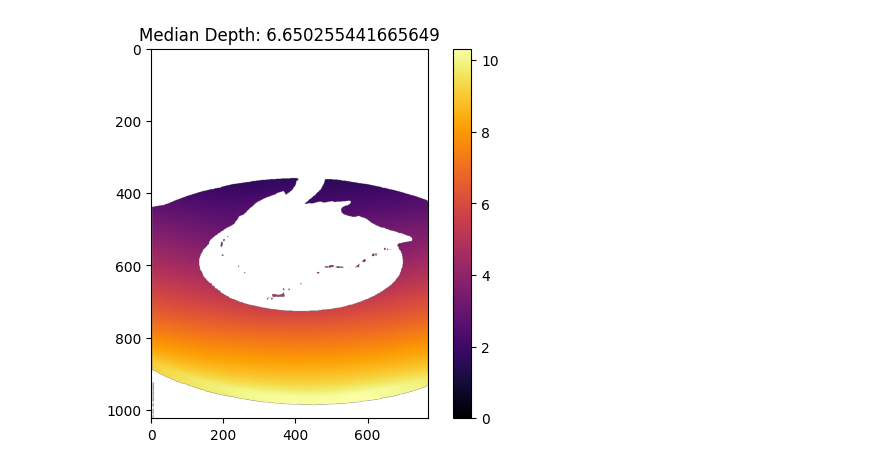
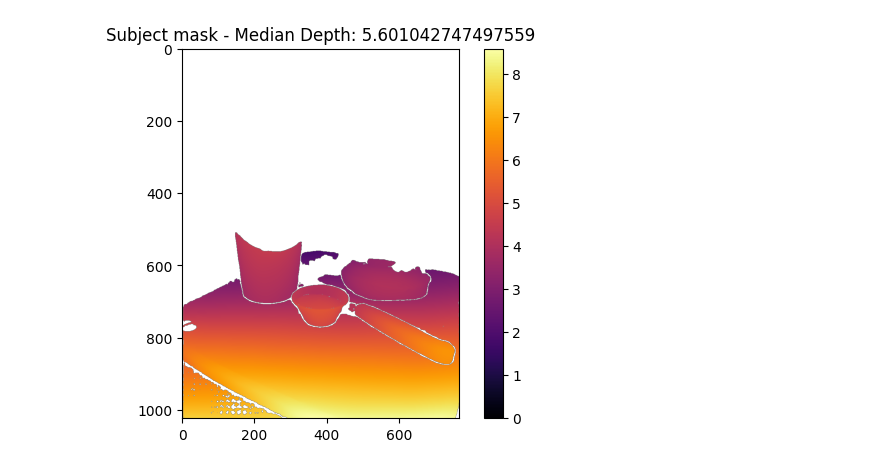
Before and after one commit to JimGalvan/FoodPhotoEnhancer, a Jupyter notebook: pipeline.ipynb, the cells around one changed output. Drawn from its saved outputs; the diff is of its cells as text; code cells hidden in the pictures.

```diff
--- a/pipeline.ipynb
+++ b/pipeline.ipynb
@@ -11,10 +15,15 @@ from dino_detector import DinoDetector
 from clip_classifier import ClipClassifier
 from core.models import RegionPrompt
 from image_utils import ImageUtils
+from core.constants import Constants
+from core.plot_utils import PlotUtils
+from core.constants import Constants
+from core.depth import Depth
+import numpy as np
 
 DEVICE = "cuda" if torch.cuda.is_available() else "cpu"
 GROUNDING_PROMPT = (
-    "food, meal, cooked food, dish, plate, bowl, wooden plate, ceramic plate, cup"
+    "food, meal, cooked food, dish, plate, bowl, wooden plate, ceramic plate, cup, knife, spoon, sauce, meat, cheese"
 )
 FOOD_PROMPTS = ["food", "meal", "cooked food"]
 CONTAINER_PROMPTS = ["plate", "bowl", "dish", "wooden plate", "ceramic plate"]
@@ -73,39 +107,40 @@ regions_with_masks = sam_segmenter.segment(image=ImageUtils.pil_to_numpy(pil_img
+# %%
+norm_depth = Depth.normalize_depth(depth, vmin=dmin, vmax=dmax)
+main_dish = Depth.compute_main_dish(depth, regions_with_masks, image_source)
 # %%
-from core.depth import Depth
-import numpy as np
+from core.math import Math
 
-depth = depth_anything_model.infer_image(raw_image=image_source, input_size=618)
-dmin = np.nanmin(depth)
-dmax = np.nanmax(depth)
+from core.models import Vector2, Box
 
-# full image (scalar)
-# ImageUtils.show_depth(
-#     depth,
-#     title="Depth Anything V2",
-#     vmin=dmin,
-#     vmax=dmax,
-#     cmap="inferno"
-# )
-
-# masked regions (scalar)
-# for region in regions_with_masks:
-#     ImageUtils.show_mask_depth(
-#         mask=region.mask,
-#         depth=depth,
-#         vmin=dmin,
-#         vmax=dmax,
-#         title=region.label
-#     )
-
-norm_depth = Depth.normalize_depth(depth, vmin=dmin, vmax=dmax)
-main_dish = Depth.compute_main_dish(depth, regions_with_masks)
-
-ImageUtils.show_mask_depth(
+if Constants.DEBUG:
+    ImageUtils.show_mask_depth(
         mask=main_dish.mask,
         image_source_depth=depth,
         vmin=dmin,
         vmax=dmax,
-        title=main_dish.label
+        title=f"main dish: {main_dish.label}"
+    )
+
+support_threshold = 0.6
+
+subject_regions = Depth.get_supported_subject_regions(
+    depth=depth,
+    main_dish=main_dish,
+    regions_with_masks=regions_with_masks,
+    support_threshold=support_threshold,
+    dmin=dmin,
+    dmax=dmax,
 )
+
+curr_region = Depth.merge_regions_mask(subject_regions)
+Depth.compute_depth_in_range(depth, curr_region.mask)
+
+ImageUtils.show_mask_depth(
+    mask=curr_region.mask,
+    image_source_depth=depth,
+    vmin=dmin,
+    vmax=dmax,
+    title="Subject mask"
+)
 # %% [output]
-[figure, old version]
+[figure, new version]
```
Also changed, not shown: parts of 6 cells of this notebook, 22 other files.
